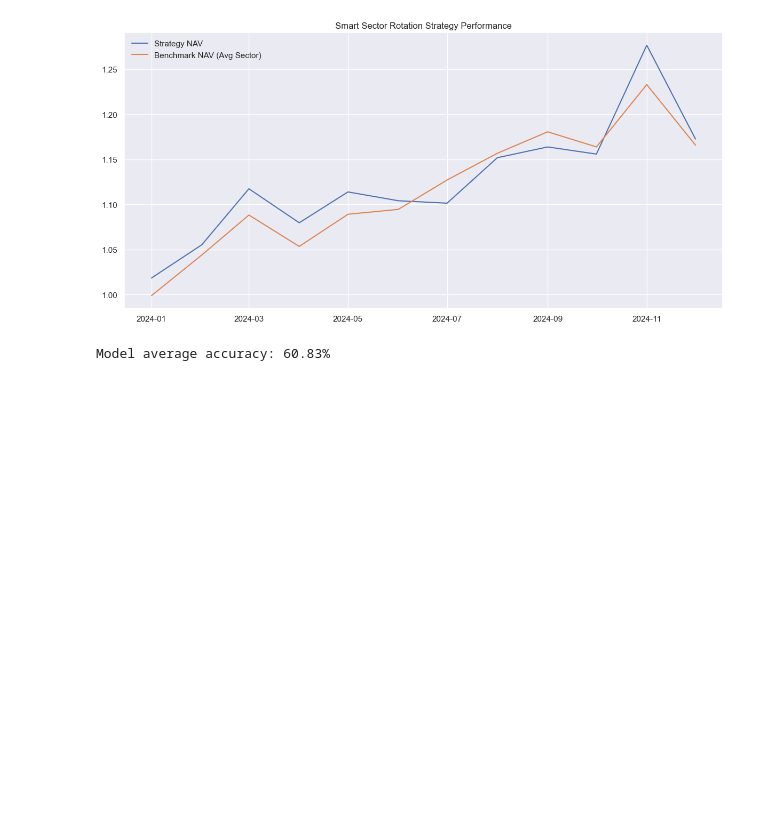
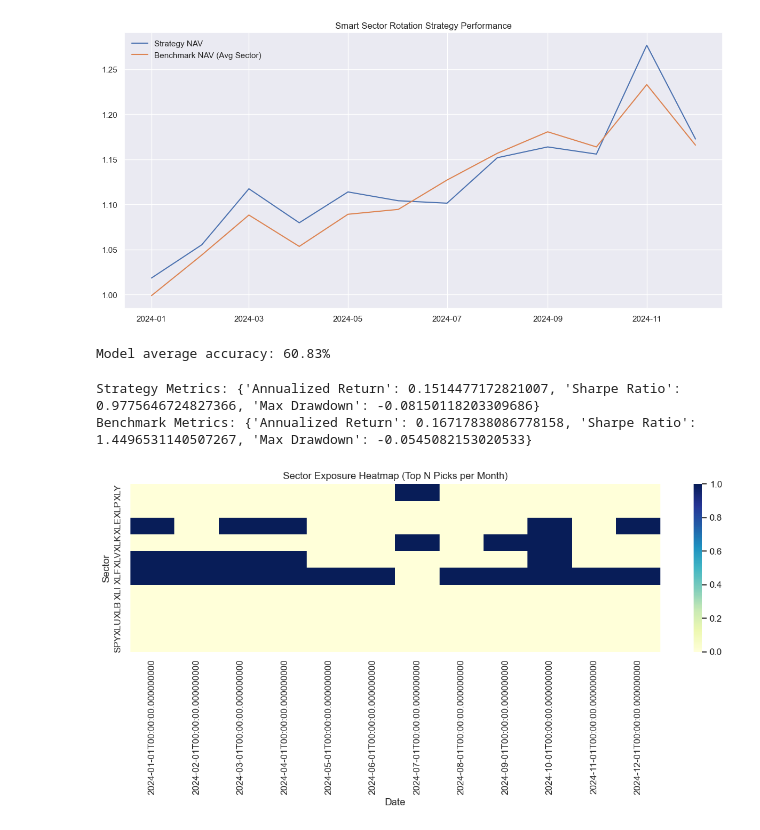
Before and after one commit to edwinleck/smart-sector-rotation, a Jupyter notebook: project.ipynb, the cells around one changed output. Cells and saved outputs as stored; diff of their text form; code cells hidden in the pictures; blank space fills up the shorter version.

Commit message:
Updated README and Added graphics

```diff
--- a/project.ipynb
+++ b/project.ipynb
@@ -201,3 +201,38 @@ accuracy = (y_pred == y_test).mean().mean()
 print(f"Model average accuracy: {accuracy:.2%}")
 # %% [output]
 Model average accuracy: 60.83%
+# %%
+import numpy as np
+
+def calculate_metrics(nav, risk_free_rate=0.0):
+    returns = nav.pct_change().dropna()
+    excess_returns = returns - risk_free_rate / 12  # Monthly excess returns
+    sharpe = np.sqrt(12) * excess_returns.mean() / excess_returns.std()
+    annual_return = (nav.iloc[-1] / nav.iloc[0]) ** (12 / len(nav)) - 1
+    max_drawdown = ((nav / nav.cummax()) - 1).min()
+    return {
+        "Annualized Return": annual_return,
+        "Sharpe Ratio": sharpe,
+        "Max Drawdown": max_drawdown
+    }
+
+strategy_metrics = calculate_metrics(strategy_nav)
+benchmark_metrics = calculate_metrics(benchmark_nav)
+
+print("Strategy Metrics:", strategy_metrics)
+print("Benchmark Metrics:", benchmark_metrics)
+# %% [output]
+Strategy Metrics: {'Annualized Return': 0.1514477172821007, 'Sharpe Ratio': 0.9775646724827366, 'Max Drawdown': -0.08150118203309686}
+Benchmark Metrics: {'Annualized Return': 0.16717838086778158, 'Sharpe Ratio': 1.4496531140507267, 'Max Drawdown': -0.0545082153020533}
+# %%
+import seaborn as sns
+
+plt.figure(figsize=(12, 6))
+sns.heatmap(y_pred.T, cmap='YlGnBu', cbar=True)
+plt.title('Sector Exposure Heatmap (Top N Picks per Month)')
+plt.xlabel('Date')
+plt.ylabel('Sector')
+plt.tight_layout()
+plt.show()
+# %% [output]
+[figure, added]
```
Also changed, not shown: parts of 1 cell of this notebook, 4 other files.
